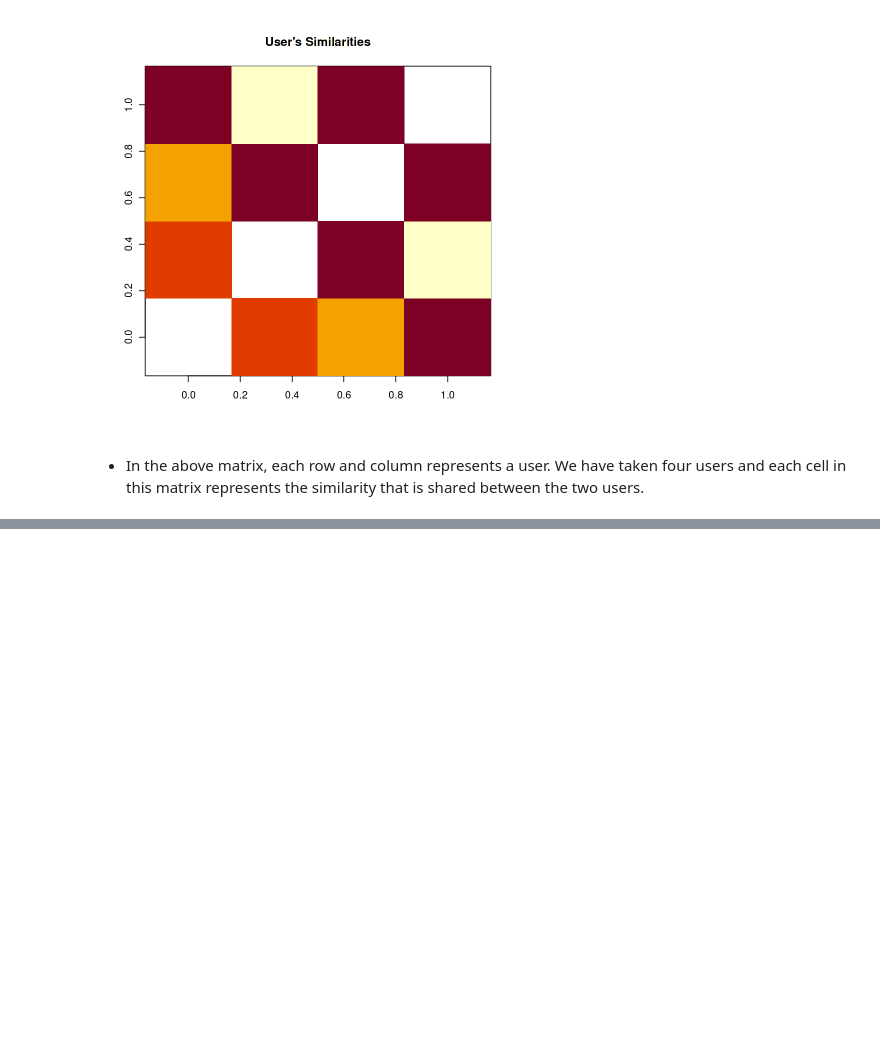
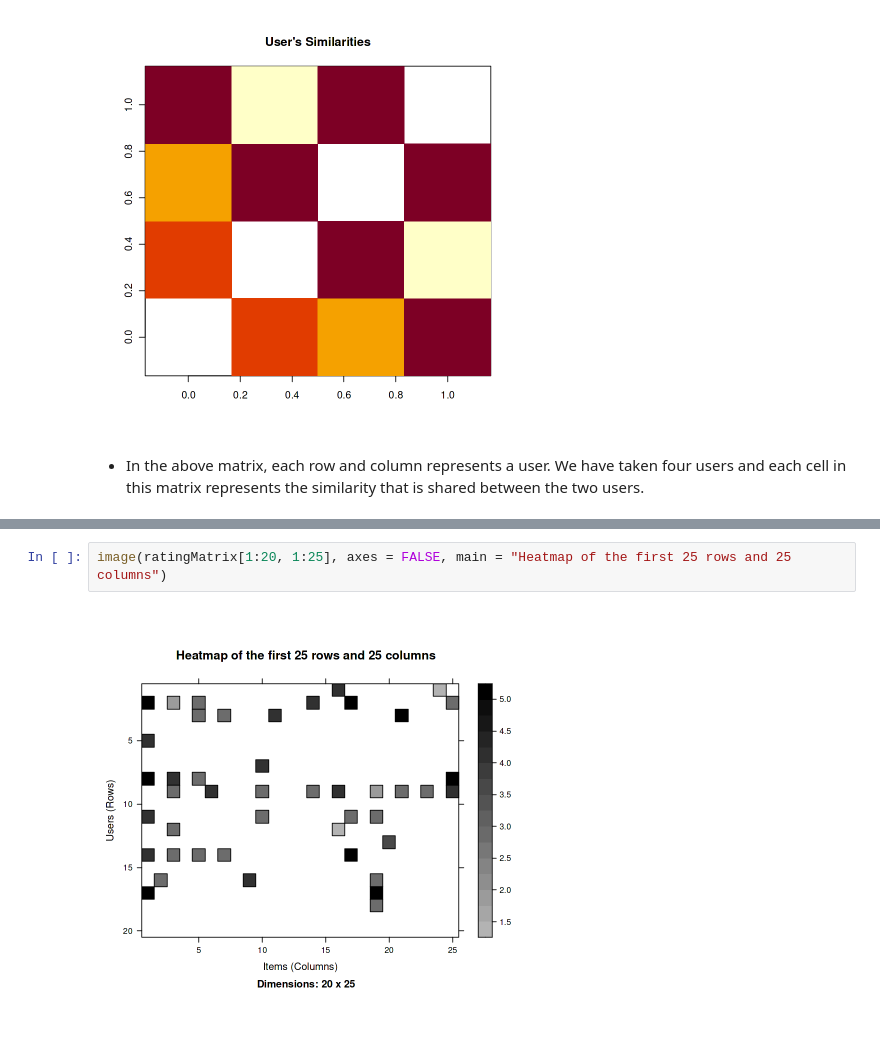
Before and after one commit to AmirMotefaker/Movie-Recommendation-System-using-R, a Jupyter notebook: movie-recommendation-system-using-r.ipynb, the cells around one changed output, grey strips where cells are left out. Cells and saved outputs as stored; diff of their text form; blank space fills up the shorter version.

```diff
--- a/movie-recommendation-system-using-r.ipynb
+++ b/movie-recommendation-system-using-r.ipynb
@@ -244,0 +305,4 @@ A matrix: 4 × 4 of type dbl
+# %%
+image(ratingMatrix[1:20, 1:25], axes = FALSE, main = "Heatmap of the first 25 rows and 25 columns")
+# %% [output]
+[figure, added]
```
Also changed, not shown: parts of 26 cells of this notebook.
